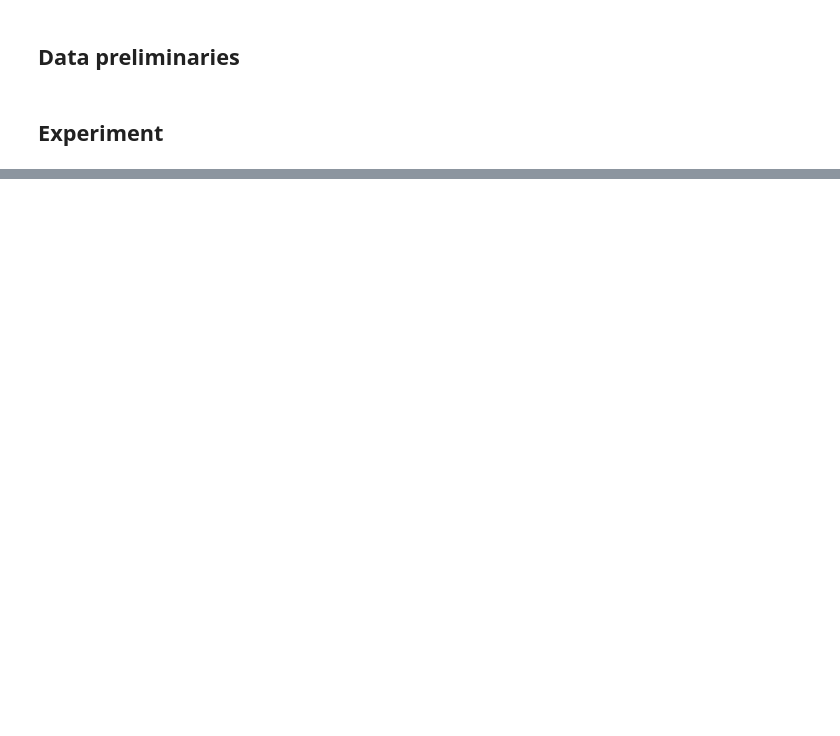
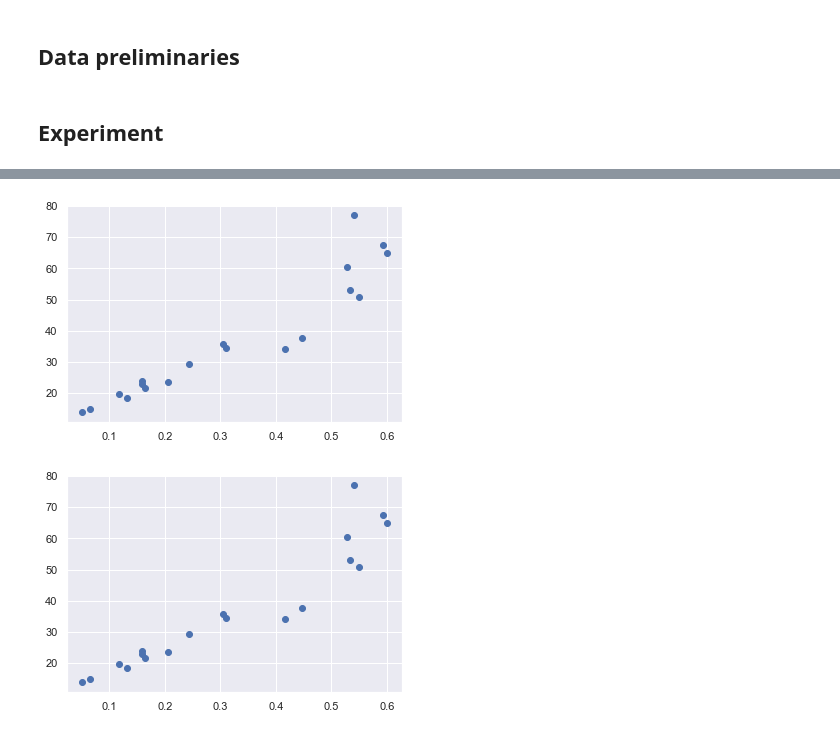
Before and after one commit to ishilov/risk_paper, a Jupyter notebook: notebooks/without_contracts_2000.ipynb, the cells around one changed output, grey strips where cells are left out. Saved outputs shown, nothing was run; the diff lists cells and outputs as text; code cells hidden in the pictures; blank space fills up the shorter version.

```diff
--- a/notebooks/without_contracts_2000.ipynb
+++ b/notebooks/without_contracts_2000.ipynb
@@ -350,0 +330,19 @@ g_res
+# %%
+def agent_utility_from_df_row(df_row, agents):
+    res = []
+    for agent in agents:
+        eta_idx = f'eta_{agent.id}'
+        agent_obj = df_row[eta_idx]
+
+        for proba in agent.probabilities_ind:
+            u_idx = f'u_{agent.id}_{proba}'
+            w_idx = f'W_{agent.id}_{proba}'
+            j_idx = f'J_{agent.id}_{proba}'
+
+            agent_obj += (agent.alpha[proba] * df_row[j_idx]
+                        + agent.gamma[proba] * df_row[w_idx]
+                        + agent.probabilities[proba] / (1 - agent.risk_aversion) * df_row[u_idx])
+
+        res.append(agent_obj)
+
+    return res
@@ -350,0 +360,6 @@ g_res
+# %%
+agents = agents_list_optimistic_total(A_tilde, B_tilde, a, b, d, risk_aversion, probabilities, connection_matrix_2, d_target, g_res)
+# %%
+agent_objectives = []
+for _, row in df_opt.iterrows():
+    agent_objectives.append(agent_utility_from_df_row(row, agents))
@@ -350,0 +386,8 @@ g_res
+# %%
+dict_df_param = df_param.to_dict()
+for i in range(community_size):
+    for trial_idx, trial in enumerate(agent_objectives):
+        dict_df_param[f'{i}'].update({(trial_idx, 'objective') : trial[i]})
+
+df_param = pd.DataFrame(dict_df_param).sort_index(level=0)
+df_param
@@ -350,0 +408,10 @@ g_res
+# %%
+fig = plt.figure()
+for idx in range(1):
+    plt.scatter(df_param.loc[idx].loc['risk_aversion'][df_param.loc[idx].loc['objective'] < 100],
+                df_param.loc[idx].loc['objective'][df_param.loc[idx].loc['objective'] < 100])
+
+fig
+# %% [output]
+[figure, added]
+[figure, added]
```
Also changed, not shown: parts of 15 cells of this notebook, 7 other files.
